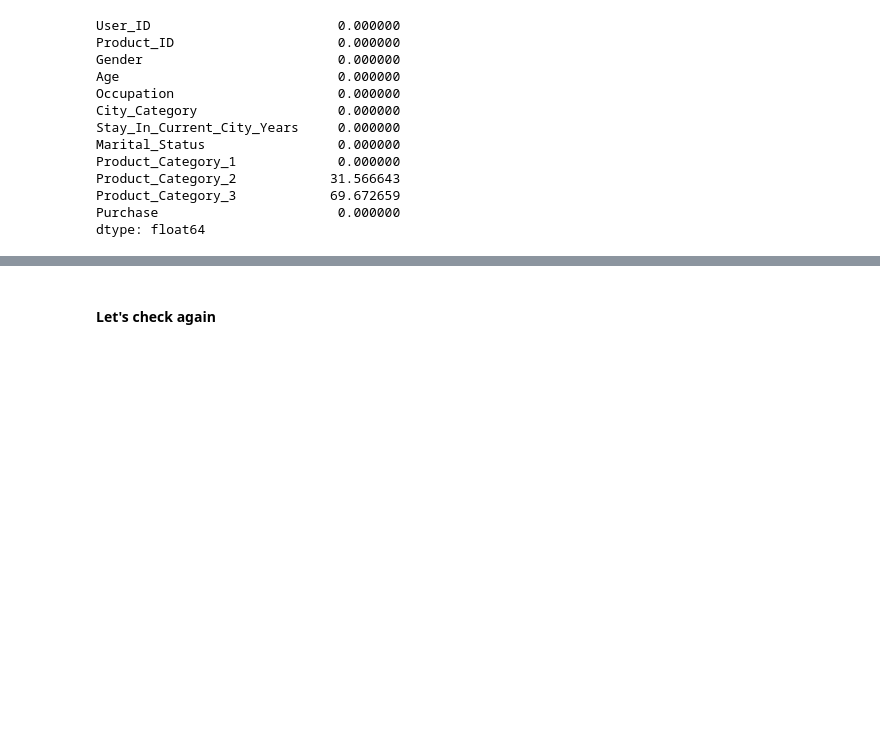
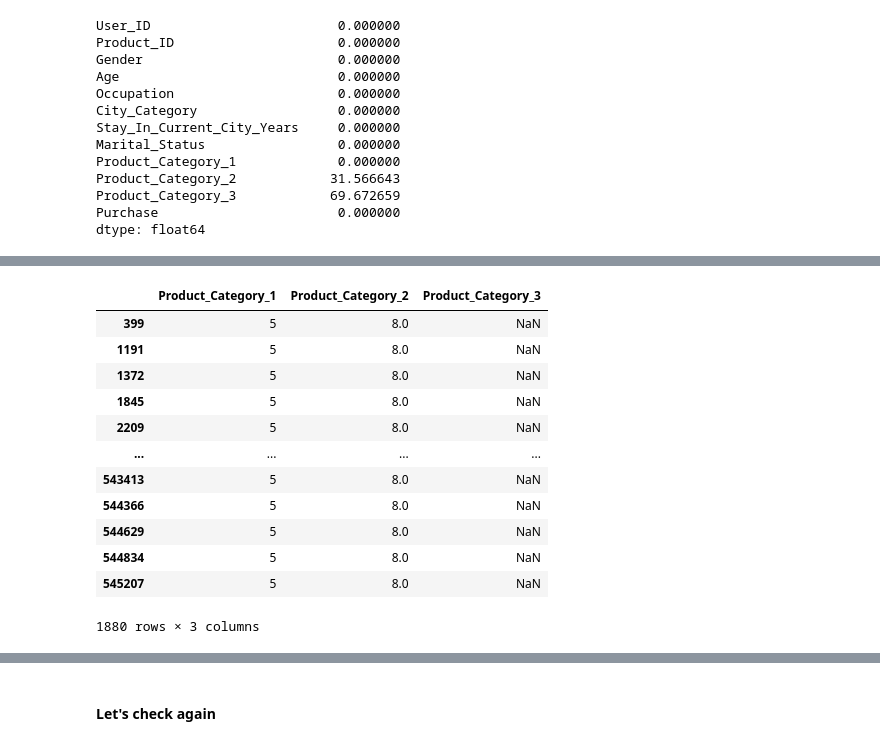
Before and after one commit to EagleDangar/BlackFriday-prediction, a Jupyter notebook: blackfriday-insights-and-model.ipynb, the cells around one changed output, grey strips where cells are left out. Drawn from its saved outputs; the diff is of its cells as text; code cells hidden in the pictures; blank space fills up the shorter version.

```diff
--- a/blackfriday-insights-and-model.ipynb
+++ b/blackfriday-insights-and-model.ipynb
@@ -337,0 +297,16 @@ train_df.Product_Category_2.hist()
+# %%
+train_df.loc[train_df.Product_ID=="P00265242",["Product_Category_1" ,"Product_Category_2","Product_Category_3"]]
+# %% [output]
+|  | Product_Category_1 | Product_Category_2 | Product_Category_3 |
+| 399 | 5 | 8.0 | NaN |
+| 1191 | 5 | 8.0 | NaN |
+| 1372 | 5 | 8.0 | NaN |
+| 1845 | 5 | 8.0 | NaN |
+| 2209 | 5 | 8.0 | NaN |
+| ... | ... | ... | ... |
+| 543413 | 5 | 8.0 | NaN |
+| 544366 | 5 | 8.0 | NaN |
+| 544629 | 5 | 8.0 | NaN |
+| 544834 | 5 | 8.0 | NaN |
+| 545207 | 5 | 8.0 | NaN |
+1880 rows × 3 columns
```
Also changed, not shown: parts of 38 cells of this notebook, 2 other files.
